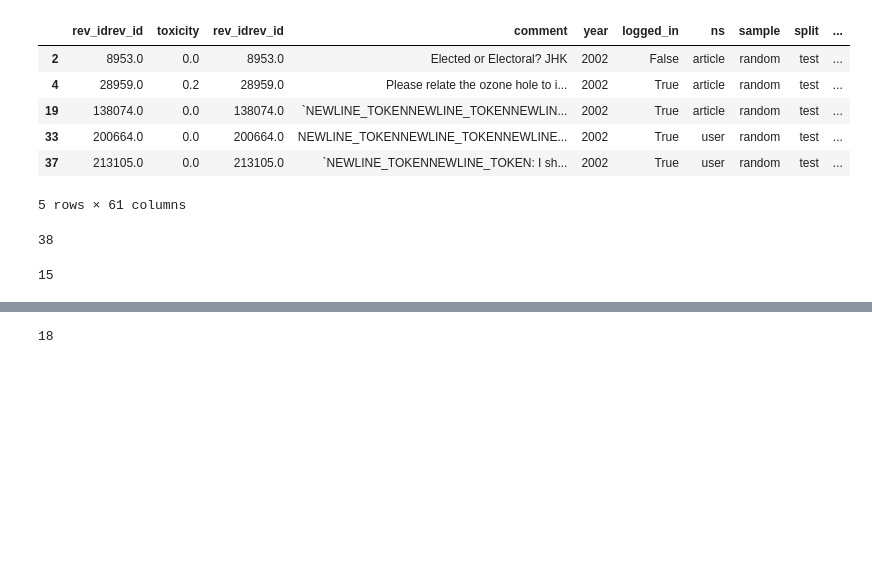
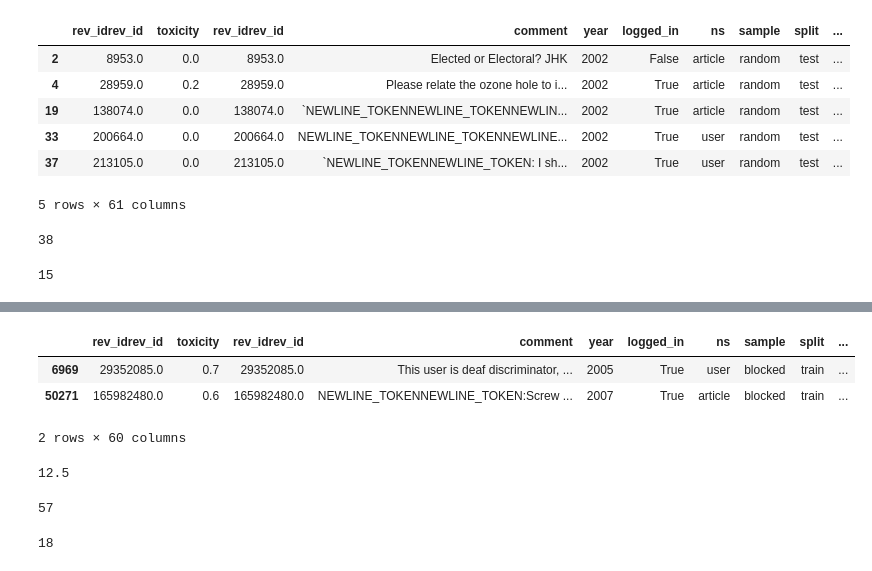
Before and after one commit to nehargupta/cs590_privacy_fairness, a Jupyter notebook: data.ipynb, the cells around one changed output, grey strips where cells are left out. Drawn from its saved outputs; the diff is of its cells as text; code cells hidden in the pictures; blank space fills up the shorter version.

```diff
--- a/data.ipynb
+++ b/data.ipynb
@@ -244 +295,16 @@ train_comments[(train_comments['lesbian'] == True) & (train_comments['binary_tox
+# %%
+train_comments[(train_comments[madlibs_terms[48]] == True) & (train_comments['binary_tox'] == 1)]
+# %% [output]
+|  | rev_idrev_id | toxicity | rev_idrev_id | comment | year | logged_in | ns | sample | split | ... |
+| 6969 | 29352085.0 | 0.7 | 29352085.0 | This user is deaf discriminator, ... | 2005 | True | user | blocked | train | ... |
+| 50271 | 165982480.0 | 0.6 | 165982480.0 | NEWLINE_TOKENNEWLINE_TOKEN:Screw ... | 2007 | True | article | blocked | train | ... |
+2 rows × 60 columns
+# %%
+proportion_toxic_by_term[48]
+# %% [output]
+12.5
+# %%
+len(proportion_toxic_by_term)
+# %% [output]
+57
 # %%
```
Also changed, not shown: parts of 8 cells of this notebook.
